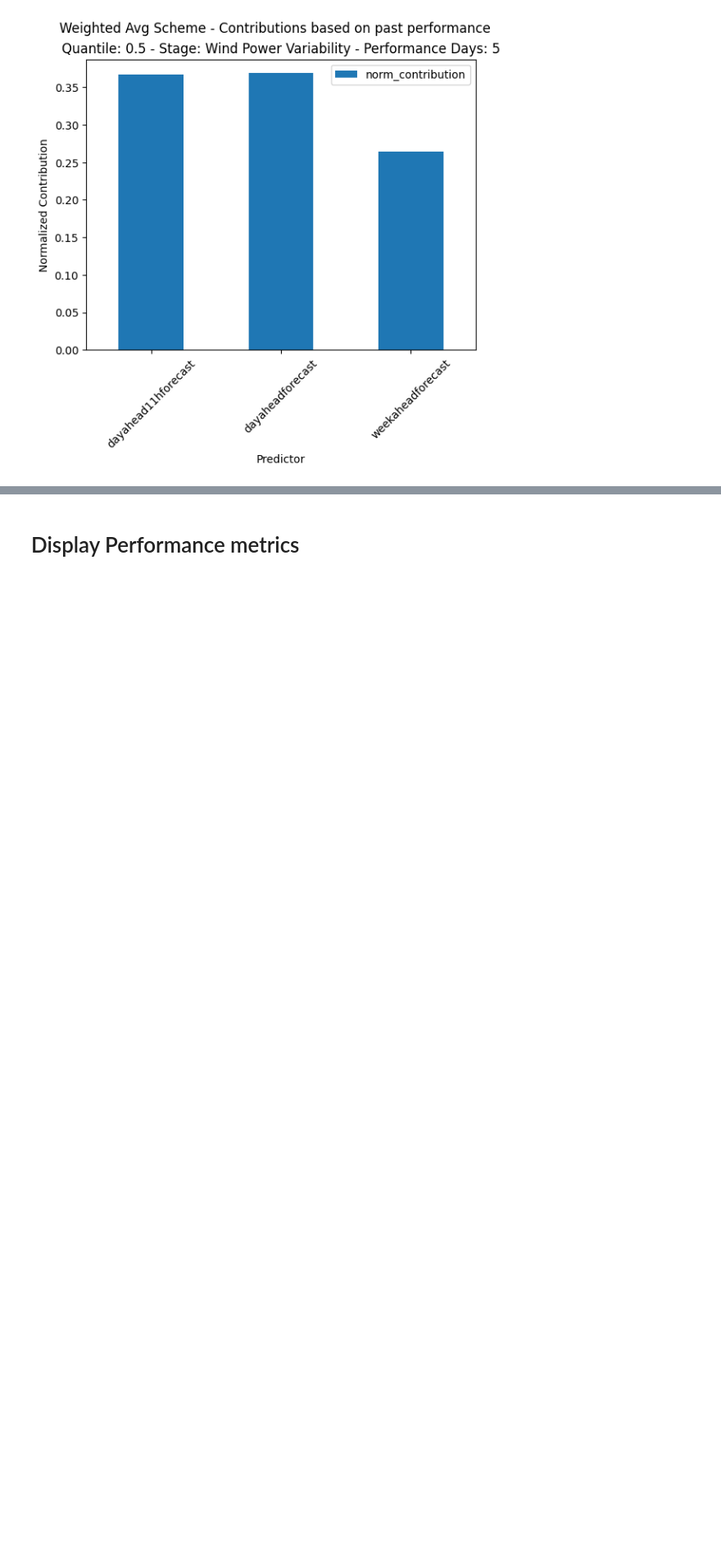
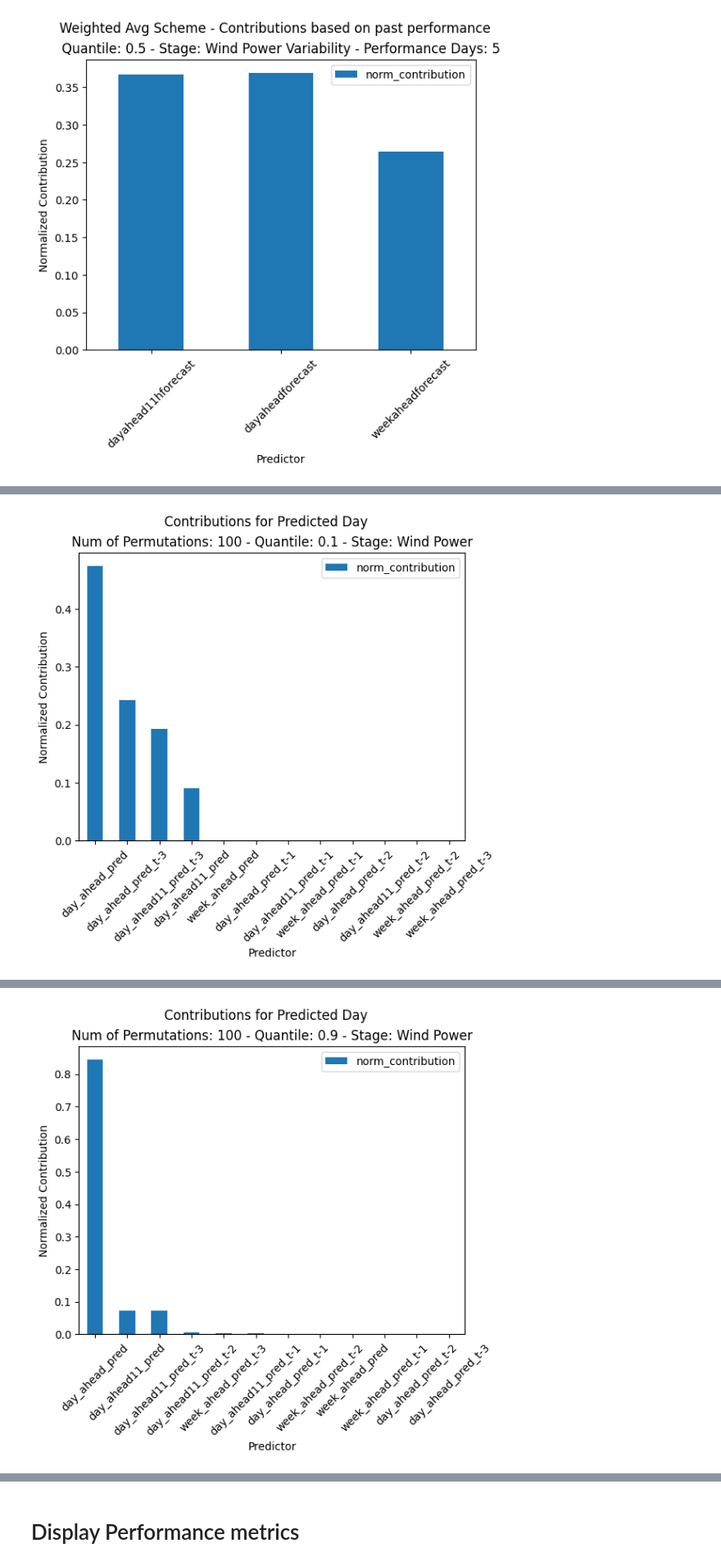
Before and after one commit to giobbu/Elia-Colab-Forecast, a Jupyter notebook: PREDICO.ipynb, the cells around one changed output, grey strips where cells are left out. Shown at 82% size. Cells and saved outputs as stored; diff of their text form; code cells hidden in the pictures; blank space fills up the shorter version.

Commit message:
refactored predico notebook for importance scores permutation

```diff
--- a/PREDICO.ipynb
+++ b/PREDICO.ipynb
@@ -557,3 +516,18 @@ if ens_params['plot_importance_weighted_avg']:
 [figure]
 [figure]
 [figure]
+# %%
+if ens_params['plot_importance_permutation_first_stage']:
+    for quantile in ens_params['quantiles']:
+            previous_day_results = previous_day_results_first_stage[quantile]
+            logger.info('   ')
+            logger.opt(colors=True).info(f'<fg 250,128,114> EX-Post Payments with loss-based importance </fg 250,128,114>')
+            resultsdf = first_stage_permutation_importance(ens_params['nr_permutations'],
+                                                        quantile,
+                                                        previous_day_results['fitted_model'],
+                                                        previous_day_results['X_test_augmented'],
+                                                        y_test,
+                                                        previous_day_results['df_train_ensemble_augmented'])
+            plot_normalized_contributions(ens_params['nr_permutations'], quantile, resultsdf, stage='Wind Power')
+            logger.info('   ')
+# %% [output]
@@ -559,0 +536 @@ if ens_params['plot_importance_weighted_avg']:
+[figure, added]
@@ -559,0 +540 @@ if ens_params['plot_importance_weighted_avg']:
+[figure, added]
```
Also changed, not shown: parts of 5 cells of this notebook.
